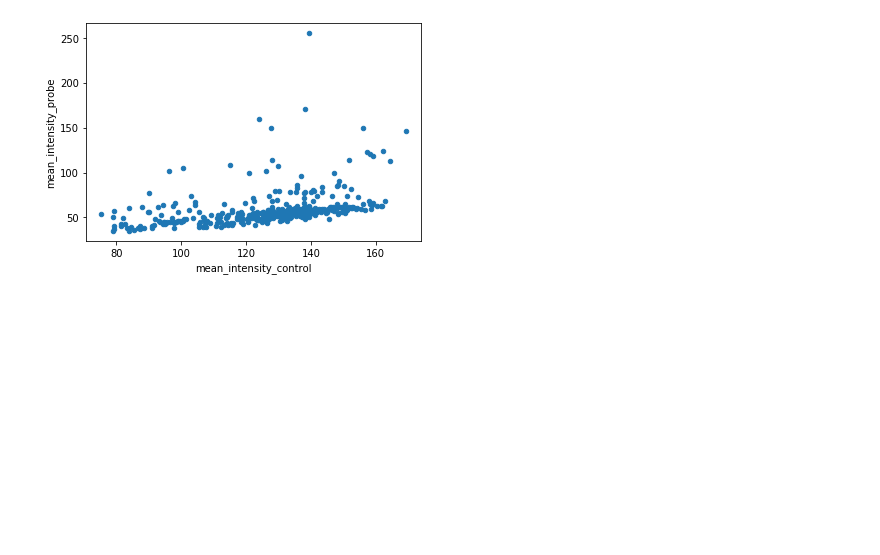
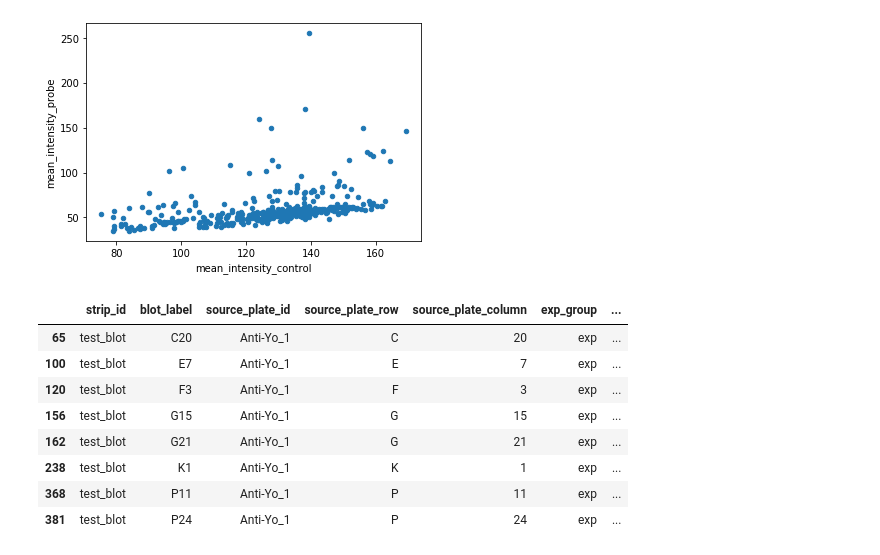
Before and after one commit to czbiohub/dotblotr, a Jupyter notebook: examples/single_blot_example.ipynb, the cells around one changed output. Cells and saved outputs as stored; diff of their text form; code cells hidden in the pictures; blank space fills up the shorter version.

```diff
--- a/examples/single_blot_example.ipynb
+++ b/examples/single_blot_example.ipynb
@@ -35,3 +38,16 @@ assay_results.plot.scatter(x='mean_intensity_control', y='mean_intensity_probe')
 # %% [output]
 <matplotlib.axes._subplots.AxesSubplot at 0x...>
 [figure]
+# %%
+# List the wells with a positive hit
+assay_results.loc[assay_results['pos_hit']]
+# %% [output]
+|  | strip_id | blot_label | source_plate_id | source_plate_row | source_plate_column | exp_group | ... |
+| 65 | test_blot | C20 | Anti-Yo_1 | C | 20 | exp | ... |
+| 100 | test_blot | E7 | Anti-Yo_1 | E | 7 | exp | ... |
+| 120 | test_blot | F3 | Anti-Yo_1 | F | 3 | exp | ... |
+| 156 | test_blot | G15 | Anti-Yo_1 | G | 15 | exp | ... |
+| 162 | test_blot | G21 | Anti-Yo_1 | G | 21 | exp | ... |
+| 238 | test_blot | K1 | Anti-Yo_1 | K | 1 | exp | ... |
+| 368 | test_blot | P11 | Anti-Yo_1 | P | 11 | exp | ... |
+| 381 | test_blot | P24 | Anti-Yo_1 | P | 24 | exp | ... |
```
Also changed, not shown: parts of 7 cells of this notebook, 4 other files.
